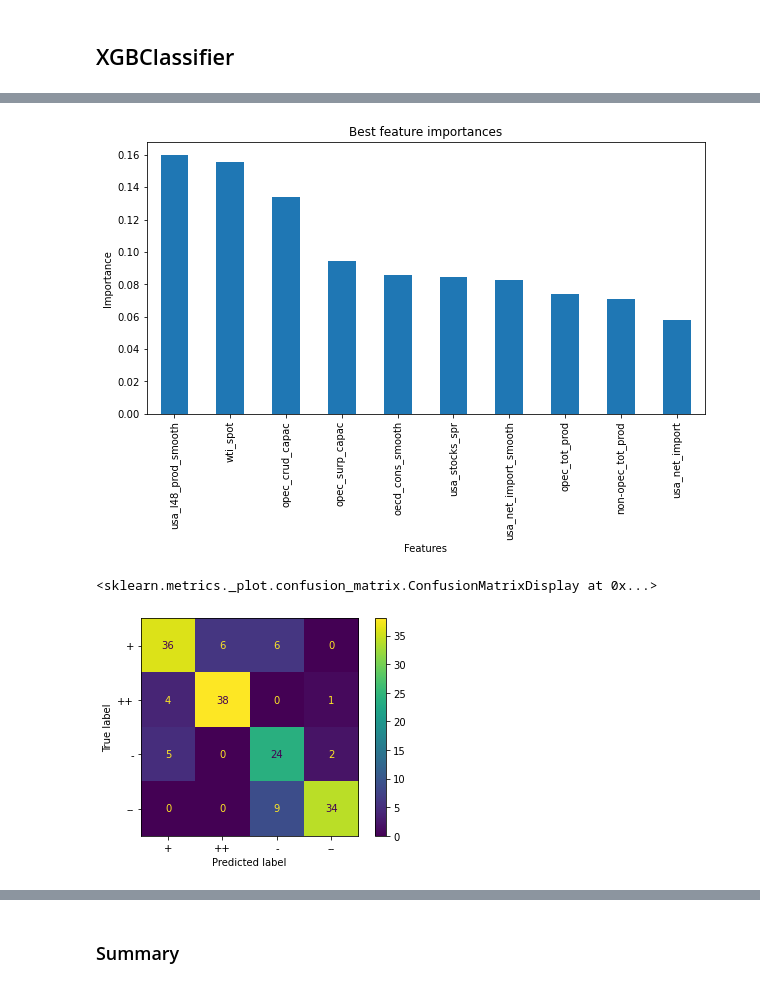
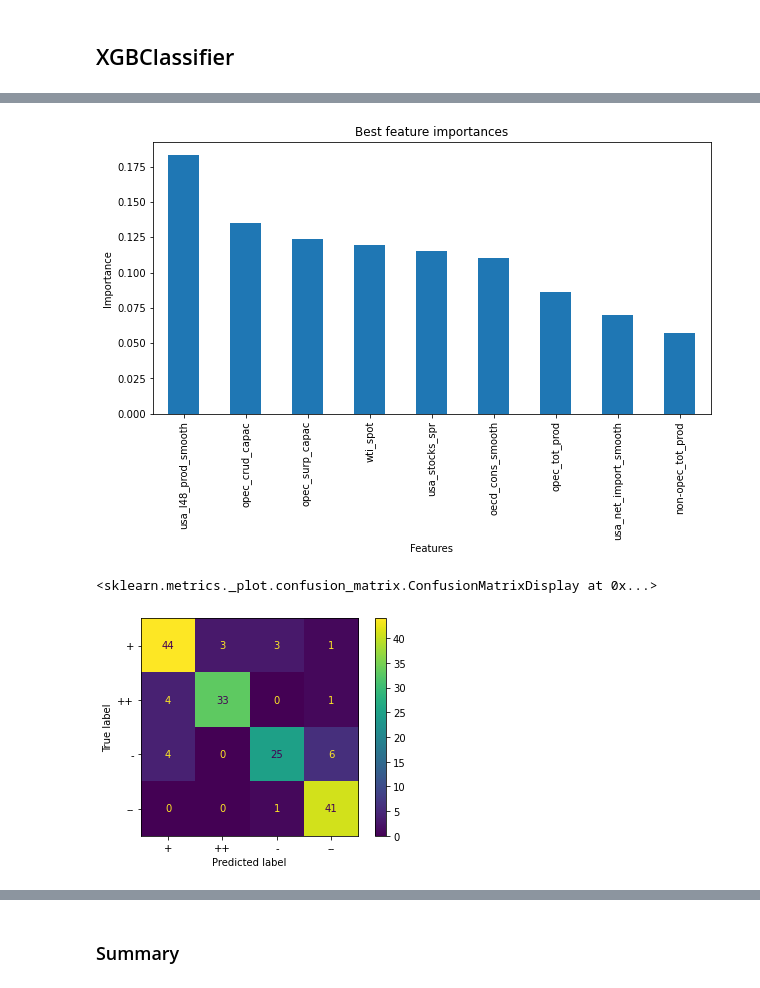
Before and after one commit to brspencer90/rig-count_L48, a Jupyter notebook: notebooks/02_Classification/5.1_Modelling_class.ipynb, the cells around one changed output, grey strips where cells are left out. Drawn from its saved outputs; the diff is of its cells as text; code cells hidden in the pictures.

Commit message:
adding modelling for oct data

```diff
--- a/notebooks/02_Classification/5.1_Modelling_class.ipynb
+++ b/notebooks/02_Classification/5.1_Modelling_class.ipynb
@@ -312,9 +306,10 @@ plot_confusion_matrix(RF_base_pipe,X_test,y_test)
 # %%
-model = RandomForestClassifier(random_state=42)
+model = RandomForestClassifier()
 scaler = StandardScaler()
 
 grid_params = {
-    'model__n_estimators': [103], #np.arange(start=90,stop=110,step=1),
+    'model__random_state': [9552], #np.arange(start=1, stop = 10000),
+    'model__n_estimators': [56], #np.arange(start=50,stop=70,step=1),
     'model__max_depth': [8], #np.arange(1,15,step=1),
     'model__criterion': ['entropy'], #['gini','entropy'],
     'model__max_features': [2], #np.arange(1,X.shape[1]+1,step=1),
@@ -345,9 +340,10 @@ plot_confusion_matrix(RF_pnm_pipe,X_test,y_test)
 # %%
-model = RandomForestClassifier(random_state=42)
+model = RandomForestClassifier()
 scaler = StandardScaler()
 
 grid_params = {
-    'model__n_estimators': [69], #np.arange(start=60,stop=80,step=1),
+    'model__random_state': [9552], #np.arange(start=1, stop = 10000),
+    'model__n_estimators': [44], #np.arange(start=30,stop=70,step=1),
     'model__max_depth': [9], #np.arange(1,15,step=1),
     'model__criterion': ['entropy'], #['gini','entropy'],
     'model__max_features': [3], #np.arange(1,X.shape[1]+1,step=1),
@@ -396,7 +392,9 @@ model = XGBClassifier(objective='multi:softmax',booster='gbtree')
 
 model_name = 'XGB_base'
 
-grid_params={}
+grid_params={
+
+}
 
 XGB_base_pipe = GridSearchCV(Pipeline([('model',model)]),scoring=pos_neg_class_scorer,cv=5,param_grid=grid_params,n_jobs=-1)
 
@@ -424,8 +422,8 @@ scaler = StandardScaler()
 model_name = 'XGB_pos_neg_class'
 
 grid_params = {
-    'model__learning_rate': [0.2], #np.arange(0.1,1,step=0.05),
-    'model__n_estimators': [41], #np.arange(30,50,step=1),
+    'model__learning_rate': [0.63], #np.arange(0.4,0.8,step=0.01),
+    'model__n_estimators': [35], #np.arange(30,50,step=1),
     'model__max_depth' : [2], #np.arange(1,10,step=1),
     'model__gamma' : [0.7], #np.arange(0,1,step=0.1),
     'model__lambda' : [0.3], #np.arange(0,1.1,step=0.1),
@@ -433,12 +431,12 @@ grid_params = {
     'scaler': [StandardScaler()] #, MinMaxScaler(),None]
 }
 
-XGB_gscv_pipe = GridSearchCV(Pipeline([('scaler',scaler),('model',model)]),scoring=pos_neg_class_scorer,cv=5,param_grid=grid_params,n_jobs=-1)
+XGB_pos_neg_pipe = GridSearchCV(Pipeline([('scaler',scaler),('model',model)]),scoring=pos_neg_class_scorer,cv=5,param_grid=grid_params,n_jobs=-1)
 
-XGB_gscv_pipe.fit(X_train,y_train)
+XGB_pos_neg_pipe.fit(X_train,y_train)
 
-y_pred = XGB_gscv_pipe.predict(X_test)
+y_pred = XGB_pos_neg_pipe.predict(X_test)
 
-add_model_score(XGB_gscv_pipe,model_name,y_test,y_pred)
+add_model_score(XGB_pos_neg_pipe,model_name,y_test,y_pred)
 # %% [output]
 |  | accuracy | balanced accuracy | precision avg | recall avg | precision (++) | precision (+) | precision (-) | ... |
@@ -446,12 +444,12 @@ add_model_score(XGB_gscv_pipe,model_name,y_test,y_pred)
 # %%
-feat_imp(XGB_gscv_pipe)
+feat_imp(XGB_pos_neg_pipe)
 # %% [output]
-[figure, old version]
+[figure, new version]
 # %%
-plot_confusion_matrix(XGB_gscv_pipe,X_test,y_test)
+plot_confusion_matrix(XGB_pos_neg_pipe,X_test,y_test)
 # %% [output]
 <sklearn.metrics._plot.confusion_matrix.ConfusionMatrixDisplay at 0x...>
-[figure, old version]
+[figure, new version]
 # %%
 model = XGBClassifier(objective='multi:softmax',booster='gbtree')
 scaler = StandardScaler()
```
Also changed, not shown: parts of 44 cells of this notebook, 4 other files.
